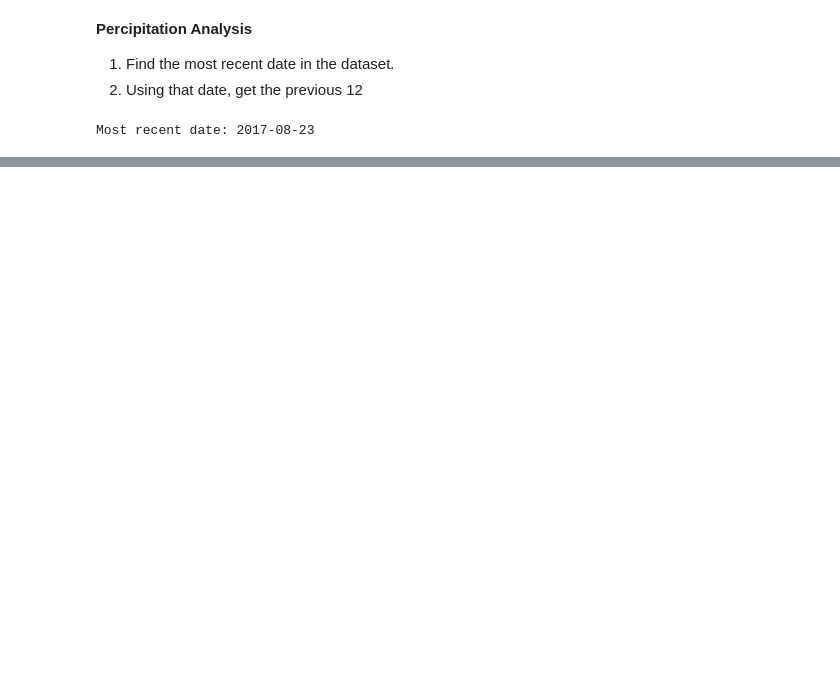
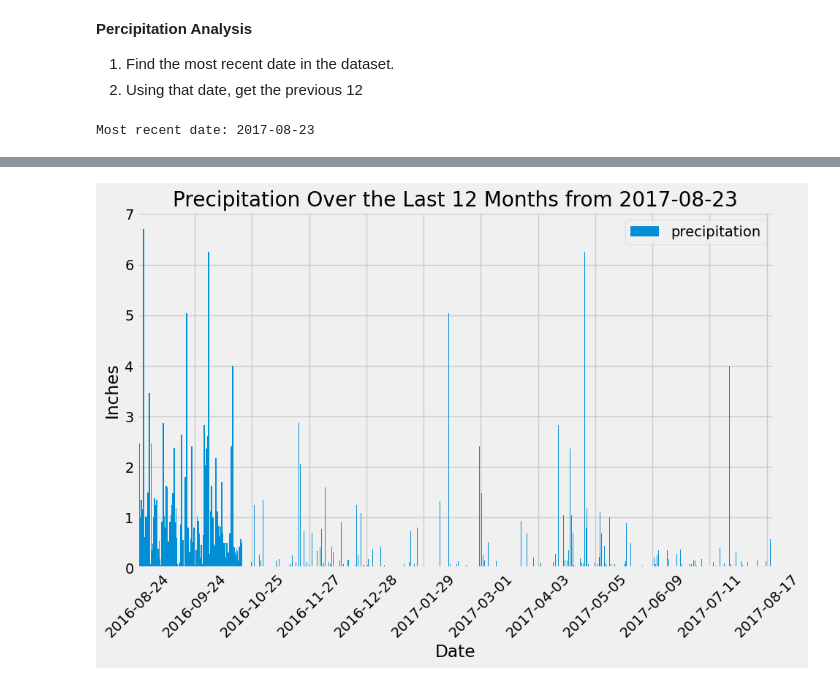
Before and after one commit to elizabethlconn/sqlalchemy-challenge, a Jupyter notebook: SurfsUp_submission.ipynb, the cells around one changed output, grey strips where cells are left out. Drawn from its saved outputs; the diff is of its cells as text; code cells hidden in the pictures; blank space fills up the shorter version.

```diff
--- a/SurfsUp_submission.ipynb
+++ b/SurfsUp_submission.ipynb
@@ -82,0 +57,12 @@ from datetime import datetime, timedelta
+# %%
+most_recent_date = datetime.strptime(most_recent_date, '%Y-%m-%d')
+one_year_ago = most_recent_date - timedelta(days=365)
+
+results = (
+    session.query(Measurement.date, Measurement.prcp)
+    .filter(Measurement.date >= one_year_ago)
+    .all()
+)
+
+date_prcp_df = pd.DataFrame(results, columns=['date', 'precipitation']).sort_values(by='date')
+print(date_prcp_df)
@@ -82,0 +84,11 @@ from datetime import datetime, timedelta
+# %%
+date_prcp_df.plot(x='date', y='precipitation', kind='bar', figsize=(10,6), legend=True)
+plt.bar(date_prcp_df['date'], date_prcp_df['precipitation'], width=5.0)
+plt.gca().xaxis.set_major_locator(plt.MaxNLocator(12))
+plt.title("Precipitation Over the Last 12 Months from 2017-08-23")
+plt.xlabel("Date")
+plt.ylabel("Inches")
+plt.xticks(rotation=45)
+plt.show()
+# %% [output]
+[figure, added]
```
Also changed, not shown: parts of 16 cells of this notebook.
